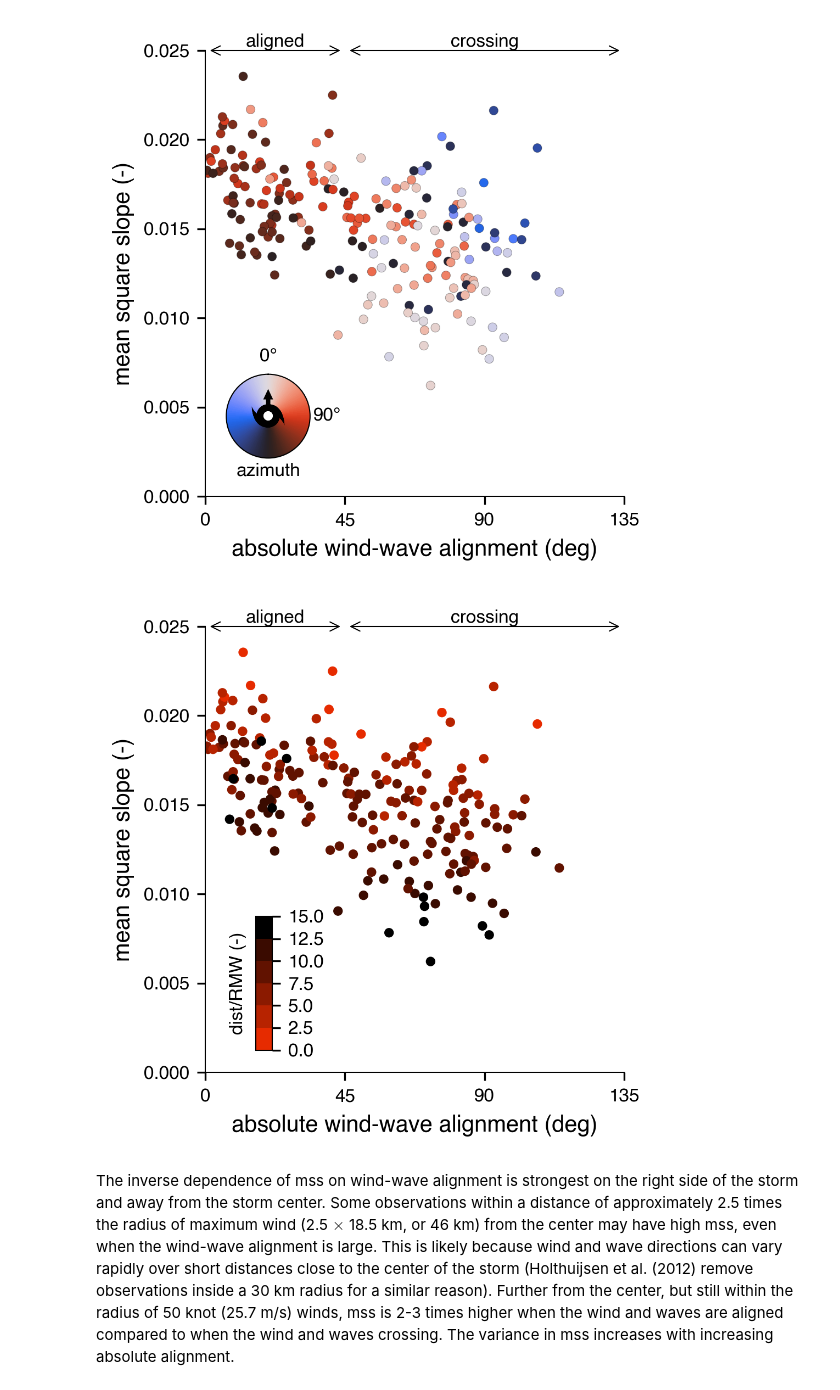
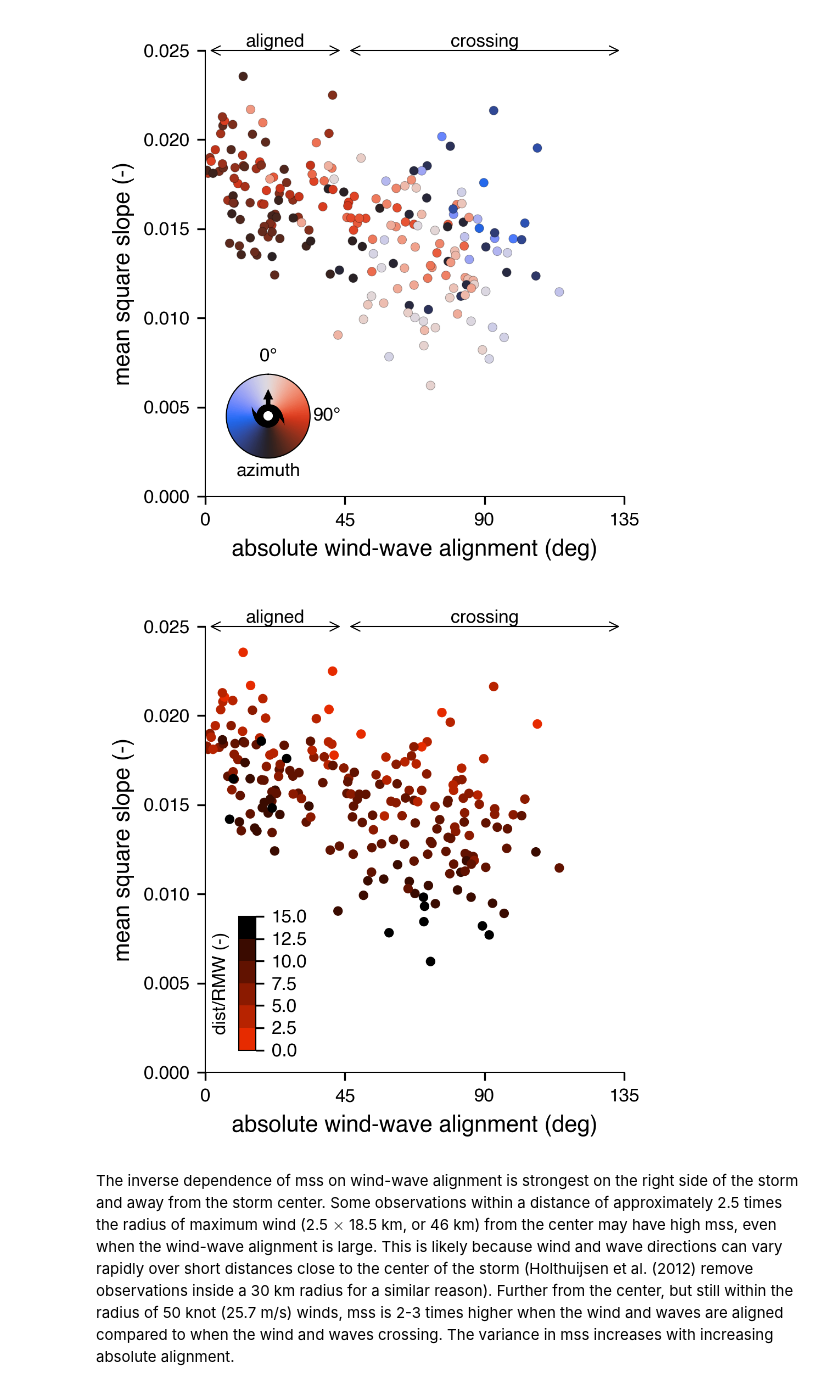
Before and after one commit to jacobrdavis/ocean-surface-wave-slopes-and-wind-wave-alignment, a Jupyter notebook: nb7-slope-alignment.ipynb, the cells around one changed output. Cells and saved outputs as stored; diff of their text form; code cells hidden in the pictures.

Commit message:
Update figures and data archive.

```diff
--- a/nb7-slope-alignment.ipynb
+++ b/nb7-slope-alignment.ipynb
@@ -986,35 +1003,35 @@ def plot_mss_versus_alignment_distance(ax, **kwargs):
         cmap=cmap,
         s=10,
         **kwargs
     )
 
     cbar, cax = plotting.create_inset_colorbar(
         sc,
         ax,
-        bounds=[0.12, 0.05, 0.04, 0.3],
+        bounds=[0.10, 0.05, 0.04, 0.3],
         orientation='vertical'
     )
     cax.yaxis.set_ticks_position('right')
     cax.yaxis.set_label_position('left')
     cbar.set_label(
         'd/RMW (-)',
         fontsize=plotting.small_font_size,
     )
     cax.yaxis.set_ticks_position('right')
     cax.yaxis.set_label_position('left')
     cbar.set_label('dist/RMW (-)',
                     fontsize=plotting.small_font_size)
 
 
 fig, ax = plt.subplots(figsize=FIG_SIZE)
 plot_mss_versus_alignment_distance(
     ax,
     spotter_df=spotter_df.xs(time_slice, level='time'),
     microswift_df=microswift_df.xs(time_slice, level='time'),
 )
 fig.tight_layout()
 # %% [output]
-[figure, old version]
+[figure, new version]
 # %% [markdown]
 The inverse dependence of mss on wind-wave alignment is strongest on the right side of the storm and away from the storm center.
 Some observations within a distance of approximately 2.5 times the radius of maximum wind (2.5 $\times$ 18.5 km, or 46 km) from the center may have high mss, even when the wind-wave alignment is large.
```
Also changed, not shown: parts of 21 cells of this notebook, 27 other files.
